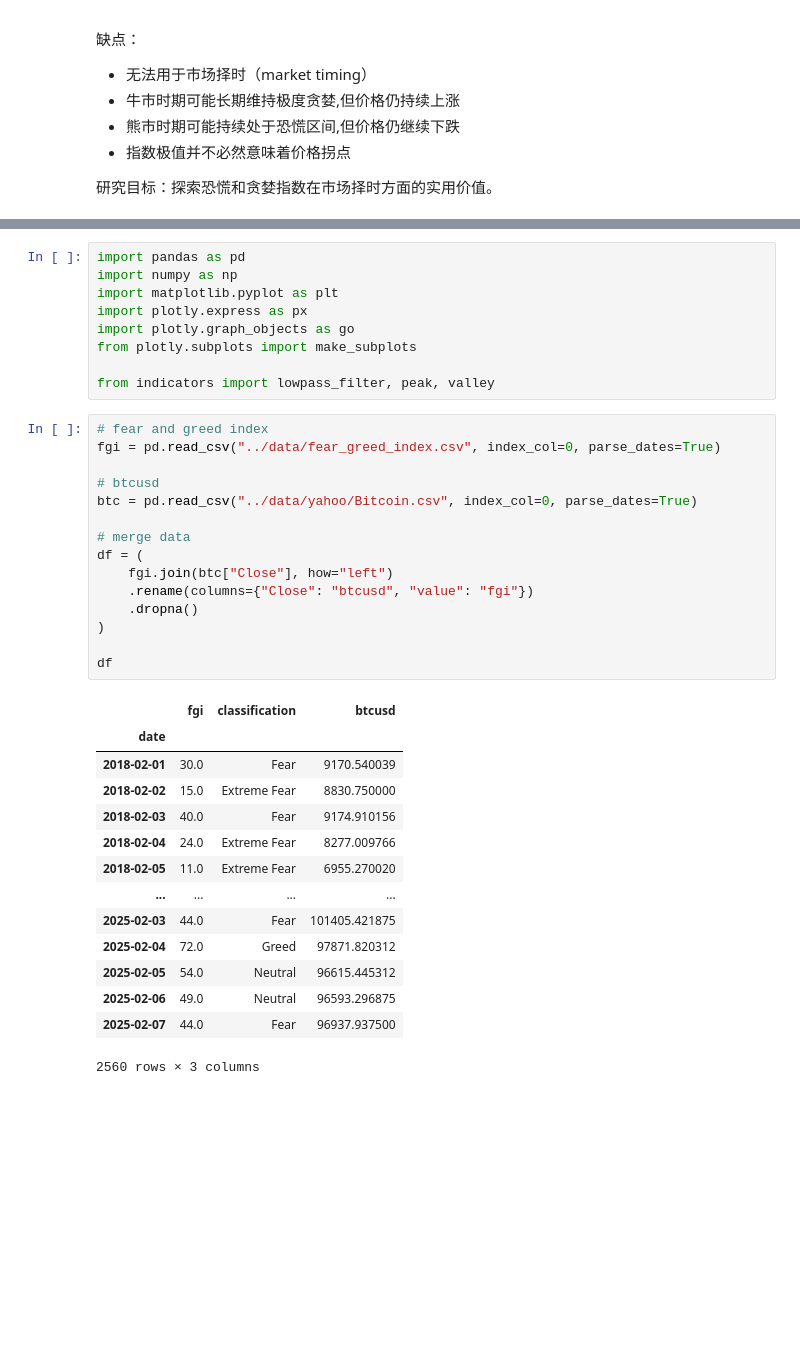
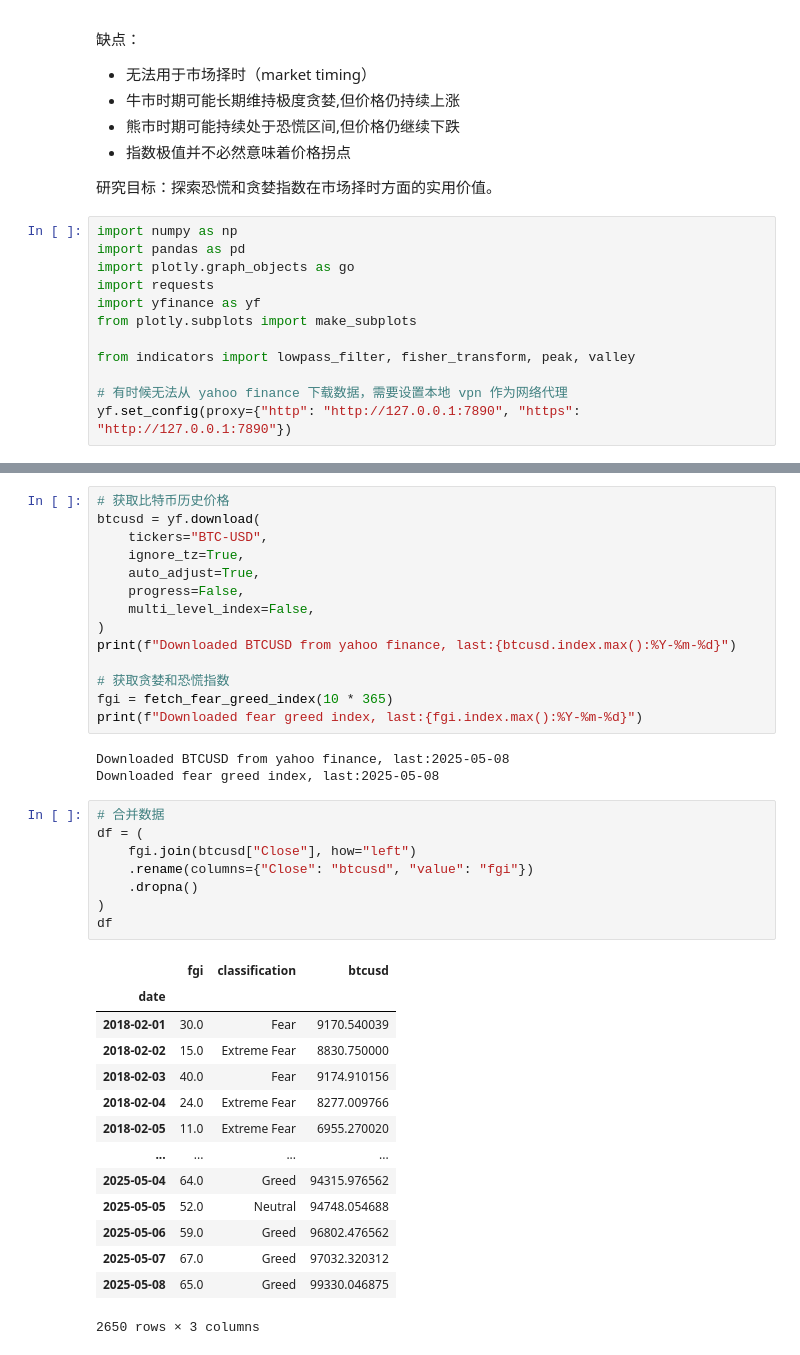
Before and after one commit to scofieldchen/quant-research, a Jupyter notebook: notebooks/fear_greed_index.ipynb, the cells around one changed output, grey strips where cells are left out. Cells and saved outputs as stored; diff of their text form; blank space fills up the shorter version.

```diff
--- a/notebooks/fear_greed_index.ipynb
+++ b/notebooks/fear_greed_index.ipynb
@@ -24,3 +24,15 @@
 - 指数极值并不必然意味着价格拐点
 
 研究目标：探索恐慌和贪婪指数在市场择时方面的实用价值。
+# %%
+import numpy as np
+import pandas as pd
+import plotly.graph_objects as go
+import requests
+import yfinance as yf
+from plotly.subplots import make_subplots
+
+from indicators import lowpass_filter, fisher_transform, peak, valley
+
+# 有时候无法从 yahoo finance 下载数据，需要设置本地 vpn 作为网络代理
+yf.set_config(proxy={"http": "http://127.0.0.1:7890", "https": "http://127.0.0.1:7890"})
@@ -33,39 +190,40 @@
-# %%
-import pandas as pd
-import numpy as np
-import matplotlib.pyplot as plt
-import plotly.express as px
-import plotly.graph_objects as go
-from plotly.subplots import make_subplots
-
-from indicators import lowpass_filter, peak, valley
+# %%
+# 获取比特币历史价格
+btcusd = yf.download(
+    tickers="BTC-USD",
+    ignore_tz=True,
+    auto_adjust=True,
+    progress=False,
+    multi_level_index=False,
+)
+print(f"Downloaded BTCUSD from yahoo finance, last:{btcusd.index.max():%Y-%m-%d}")
+
+# 获取贪婪和恐慌指数
+fgi = fetch_fear_greed_index(10 * 365)
+print(f"Downloaded fear greed index, last:{fgi.index.max():%Y-%m-%d}")
+# %% [output]
+Downloaded BTCUSD from yahoo finance, last:2025-05-08
+Downloaded fear greed index, last:2025-05-08
 # %%
-# fear and greed index
-fgi = pd.read_csv("../data/fear_greed_index.csv", index_col=0, parse_dates=True)
-
-# btcusd
-btc = pd.read_csv("../data/yahoo/Bitcoin.csv", index_col=0, parse_dates=True)
-
-# merge data
+# 合并数据
 df = (
-    fgi.join(btc["Close"], how="left")
+    fgi.join(btcusd["Close"], how="left")
     .rename(columns={"Close": "btcusd", "value": "fgi"})
     .dropna()
 )
-
 df
 # %% [output]
 |  | fgi | classification | btcusd |
 | date |  |  |  |
 | 2018-02-01 | 30.0 | Fear | 9170.540039 |
 | 2018-02-02 | 15.0 | Extreme Fear | 8830.750000 |
 | 2018-02-03 | 40.0 | Fear | 9174.910156 |
 | 2018-02-04 | 24.0 | Extreme Fear | 8277.009766 |
 | 2018-02-05 | 11.0 | Extreme Fear | 6955.270020 |
 | ... | ... | ... | ... |
-| 2025-02-03 | 44.0 | Fear | 101405.421875 |
-| 2025-02-04 | 72.0 | Greed | 97871.820312 |
-| 2025-02-05 | 54.0 | Neutral | 96615.445312 |
-| 2025-02-06 | 49.0 | Neutral | 96593.296875 |
-| 2025-02-07 | 44.0 | Fear | 96937.937500 |
+| 2025-05-04 | 64.0 | Greed | 94315.976562 |
+| 2025-05-05 | 52.0 | Neutral | 94748.054688 |
+| 2025-05-06 | 59.0 | Greed | 96802.476562 |
+| 2025-05-07 | 67.0 | Greed | 97032.320312 |
+| 2025-05-08 | 65.0 | Greed | 99330.046875 |
-2560 rows × 3 columns
+2650 rows × 3 columns
```
Also changed, not shown: parts of 21 cells of this notebook, 1 other file.
